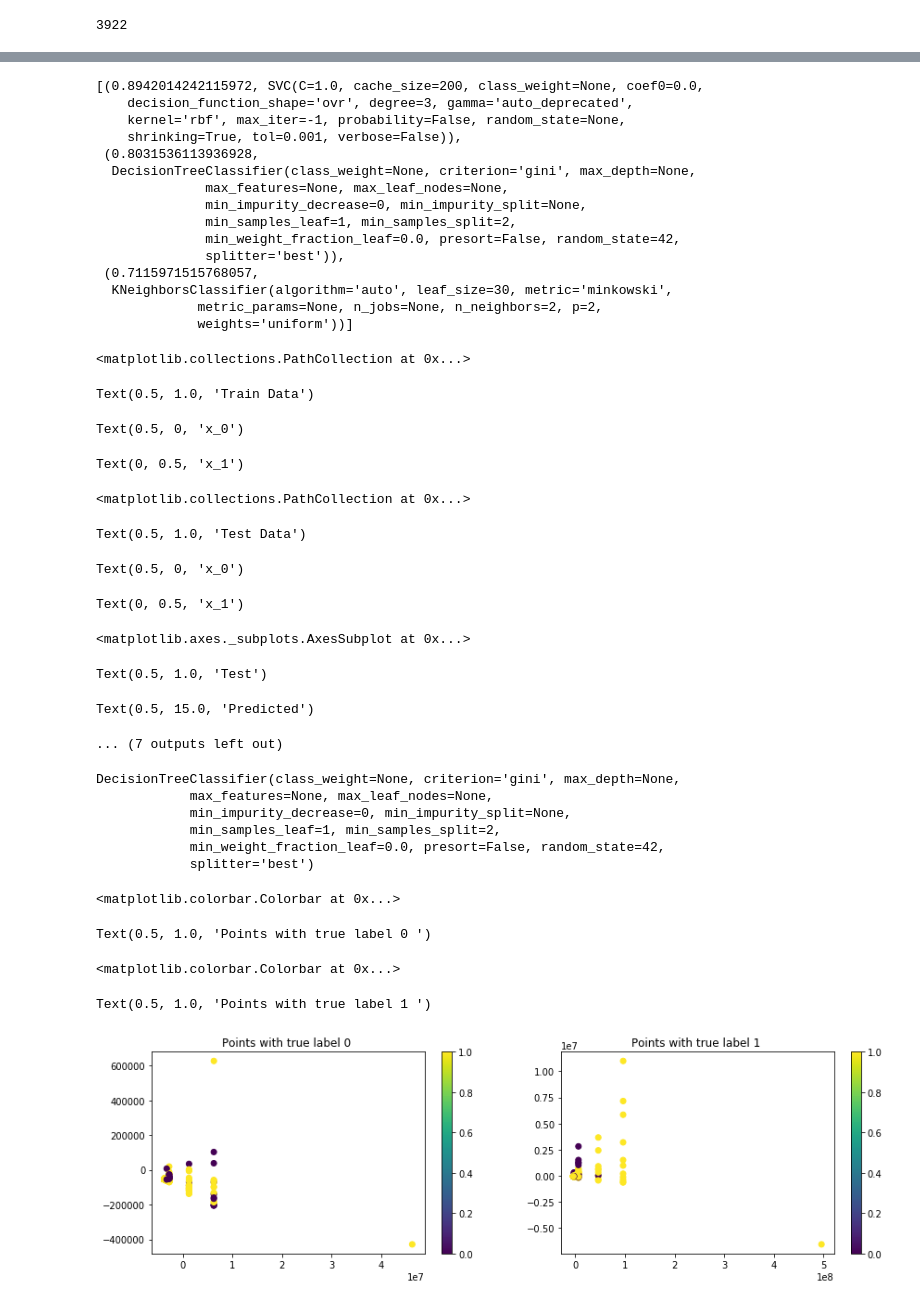
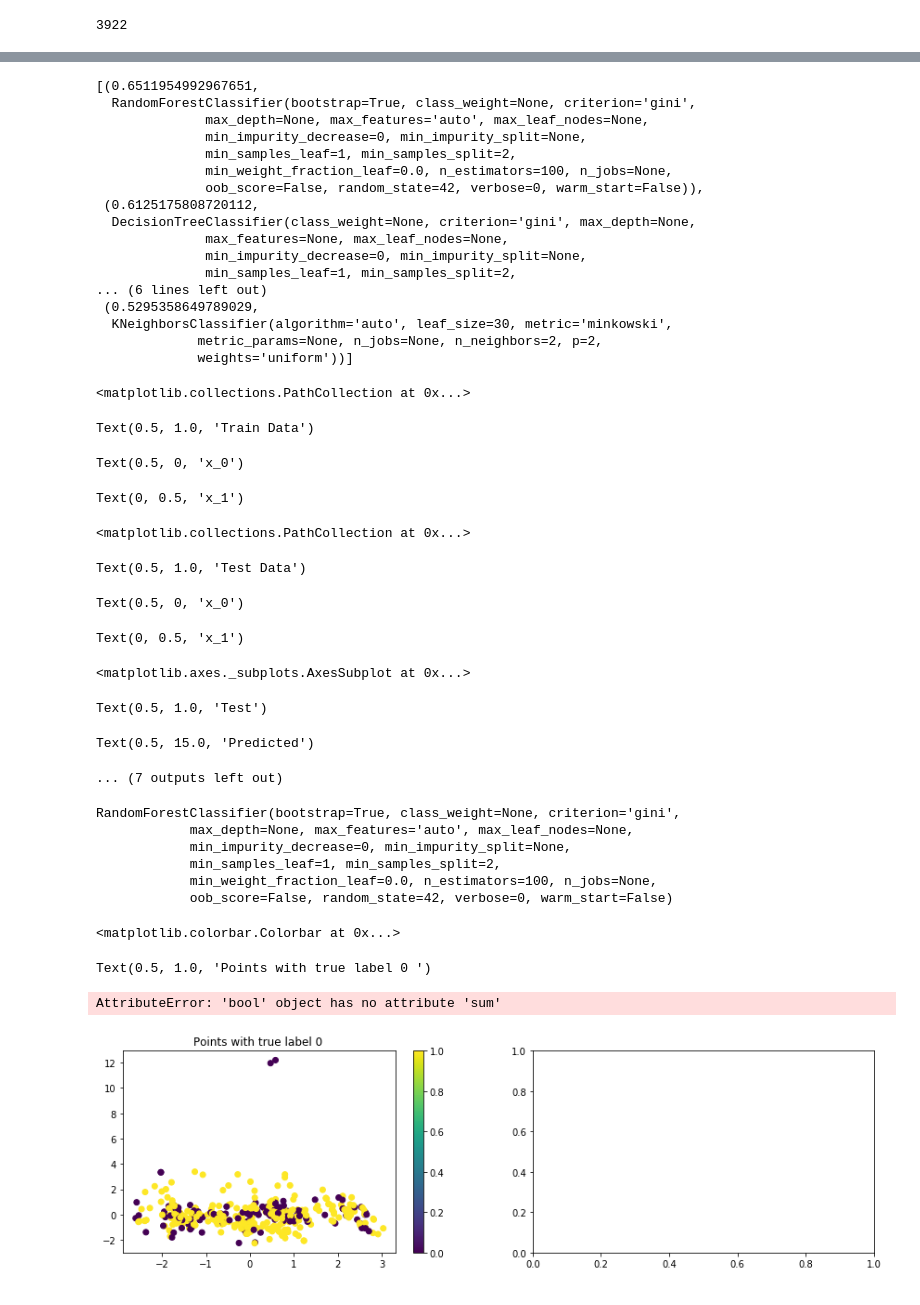
Before and after one commit to mihaighidoveanu/data-science-lab, a Jupyter notebook: AndroidScience.ipynb, the cells around one changed output, grey strips where cells are left out. Drawn from its saved outputs; the diff is of its cells as text; code cells hidden in the pictures.

Commit message:
add more exploratory plots on log scale; trial with neural networks

```diff
--- a/AndroidScience.ipynb
+++ b/AndroidScience.ipynb
@@ -122,7 +151,7 @@ from model import Model, ModelsBenchmark
 models = [
         svm.SVC(kernel = 'rbf', random_state=42),
         tree.DecisionTreeClassifier( min_impurity_decrease = 0, min_samples_leaf = 1, random_state = 42),
-        ensemble.RandomForestClassifier(min_impurity_decrease=0, min_samples_leaf=1, random_state=42),
+        ensemble.RandomForestClassifier(n_estimators=100, min_impurity_decrease=0, min_samples_leaf=1, random_state=42),
         neighbors.KNeighborsClassifier(n_neighbors = 2)
          ]
 bench = ModelsBenchmark(models);
@@ -215,7 +214,10 @@ RandomForestClassifier(bootstrap=True, class_weight=None, criterion='gini',
 # %%
 # hyperparameters will be tuned agains the following score mean.
 # This is called cross-validation and is done to avoid overfitting the test data
+clf = ensemble.RandomForestClassifier(n_estimators=100, min_impurity_decrease=0, min_samples_leaf=1, random_state=42)
 scores = cross_val_score(clf, x_train, y_train, cv = 3)
 scores
 scores.mean()
+clf.fit(x_train,y_train)
+clf.score(x_test,y_test)
 # %% [output]
@@ -227,8 +238,9 @@ from sklearn.decomposition import PCA
 
 pca = PCA(n_components = 2, random_state = 42);
 
-def reduce_dimensions(X):
-    pca.fit(X)
+def reduce_dimensions(X, fit=False):
+    if fit:
+        pca.fit(X)
     return pca.transform(X)
 # %%
 # print and plot metrics for the best one
@@ -238,7 +250,7 @@ bench.score(x_test, y_test)
 clf = bench._sorted[0]
 fig, axs = plt.subplots(nrows = 1, ncols = 4);
 fig.subplots_adjust(right = 2);
-x_plot = reduce_dimensions(x_train)
+x_plot = reduce_dimensions(x_train, fit = True)
 axs[0].scatter(x_plot[:, 0], x_plot[:,1], c = y_train);
 axs[0].set_title('Train Data');
 axs[0].set_xlabel('x_0');
@@ -262,18 +274,20 @@ print(train_cnf_matrix)
 print('Train Accuracy : %.2f ' % clf.score(x_train, y_train))
 print('Test Accuracy : %.2f ' % clf.score(x_test, y_test))
 # %% [output]
-[(0.8942014242115972, SVC(C=1.0, cache_size=200, class_weight=None, coef0=0.0,
-    decision_function_shape='ovr', degree=3, gamma='auto_deprecated',
-    kernel='rbf', max_iter=-1, probability=False, random_state=None,
-    shrinking=True, tol=0.001, verbose=False)),
- (0.8031536113936928,
+[(0.6511954992967651,
+  RandomForestClassifier(bootstrap=True, class_weight=None, criterion='gini',
+              max_depth=None, max_features='auto', max_leaf_nodes=None,
+              min_impurity_decrease=0, min_impurity_split=None,
+              min_samples_leaf=1, min_samples_split=2,
+              min_weight_fraction_leaf=0.0, n_estimators=100, n_jobs=None,
+              oob_score=False, random_state=42, verbose=0, warm_start=False)),
+ (0.6125175808720112,
   DecisionTreeClassifier(class_weight=None, criterion='gini', max_depth=None,
               max_features=None, max_leaf_nodes=None,
               min_impurity_decrease=0, min_impurity_split=None,
               min_samples_leaf=1, min_samples_split=2,
-              min_weight_fraction_leaf=0.0, presort=False, random_state=42,
-              splitter='best')),
- (0.7115971515768057,
+... (6 lines left out)
+ (0.5295358649789029,
   KNeighborsClassifier(algorithm='auto', leaf_size=30, metric='minkowski',
              metric_params=None, n_jobs=None, n_neighbors=2, p=2,
              weights='uniform'))]
@@ -289,35 +303,38 @@ Text(0, 0.5, 'x_1')
 Text(0.5, 1.0, 'Test')
 Text(0.5, 15.0, 'Predicted')
 ... (7 outputs left out)
+# %%
+clf = ensemble.RandomForestClassifier(n_estimators=100, min_impurity_decrease=0, min_samples_leaf=1, random_state=42)
 # %%
 # plot both labels separately and our predictions on them
 fig, axs = plt.subplots(nrows = 1, ncols = 2)
-x_plot_train = reduce_dimensions(x_train)
+x_plot_train = reduce_dimensions(x_train, fit=True)
 y_plot_train = y_train
 x_plot_test = reduce_dimensions(x_test)
 y_plot_test = y_test
 clf.fit(x_plot_train,y_plot_train)
 x_plot = x_plot_test
 y_plot = y_plot_test
 y_pred = clf.predict(x_plot)
 fig.subplots_adjust(right = 2)
 labeled_0 = x_plot[y_plot == 0]
-scatter = axs[0].scatter(labeled_0[:,0], labeled_0[:, 1], c = y_pred[y_plot ==  0])
+scatter = axs[0].scatter(labeled_0[:,0], labeled_0[:, 1], c = y_pred[y_plot ==  0], )
 fig.colorbar(scatter, ax = axs[0])
 axs[0].set_title('Points with true label 0 ')
+labeled_0_acc = (y_pred == 0) == (y_plot == 0).sum() / len(y_pred)
+print('Accuracy for true label 0 : %.3f' % labeled_0_acc)
 labeled_1 = x_plot[y_plot == 1]
 scatter = axs[1].scatter(labeled_1[:,0], labeled_1[:, 1], c = y_pred[y_plot == 1] )
 fig.colorbar(scatter, ax = axs[1])
 axs[1].set_title('Points with true label 1 ')
 # %% [output]
-DecisionTreeClassifier(class_weight=None, criterion='gini', max_depth=None,
-            max_features=None, max_leaf_nodes=None,
+RandomForestClassifier(bootstrap=True, class_weight=None, criterion='gini',
+            max_depth=None, max_features='auto', max_leaf_nodes=None,
             min_impurity_decrease=0, min_impurity_split=None,
             min_samples_leaf=1, min_samples_split=2,
-            min_weight_fraction_leaf=0.0, presort=False, random_state=42,
-            splitter='best')
+            min_weight_fraction_leaf=0.0, n_estimators=100, n_jobs=None,
+            oob_score=False, random_state=42, verbose=0, warm_start=False)
 <matplotlib.colorbar.Colorbar at 0x...>
 Text(0.5, 1.0, 'Points with true label 0 ')
-<matplotlib.colorbar.Colorbar at 0x...>
+AttributeError: 'bool' object has no attribute 'sum'
-Text(0.5, 1.0, 'Points with true label 1 ')
-[figure, old version]
+[figure, new version]
```
Also changed, not shown: parts of 26 cells of this notebook, 2 other files.
